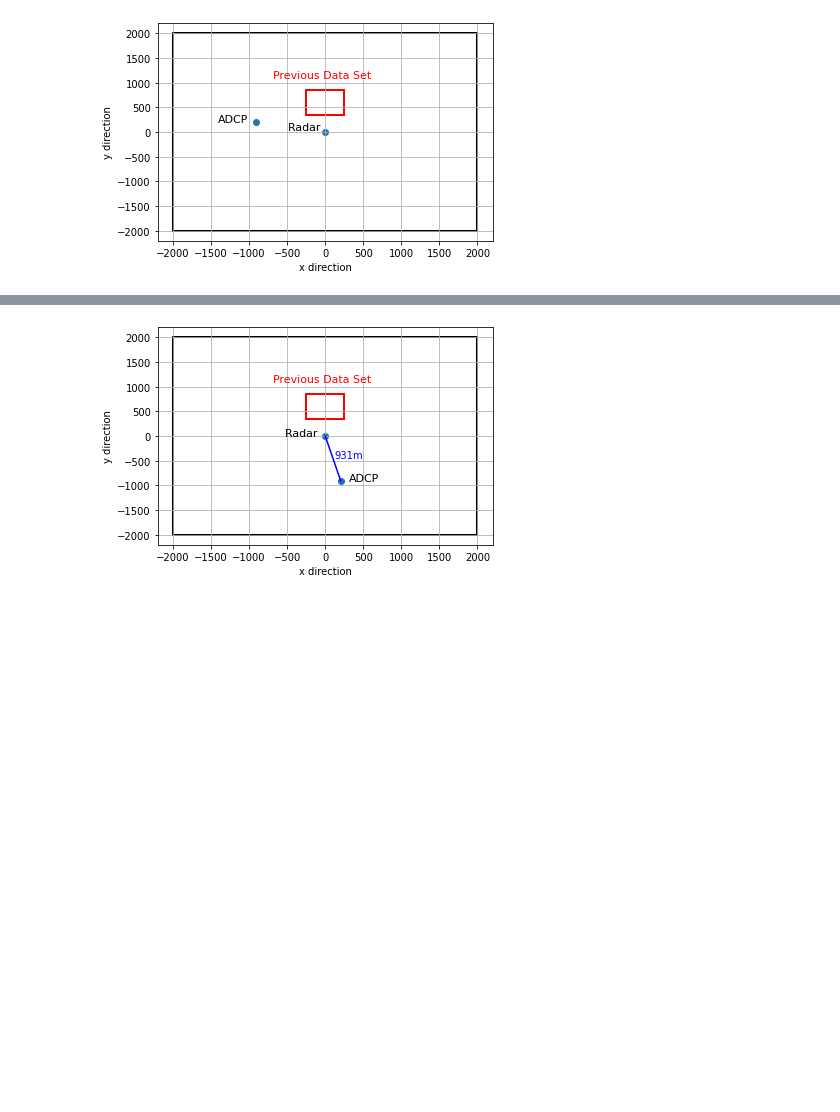
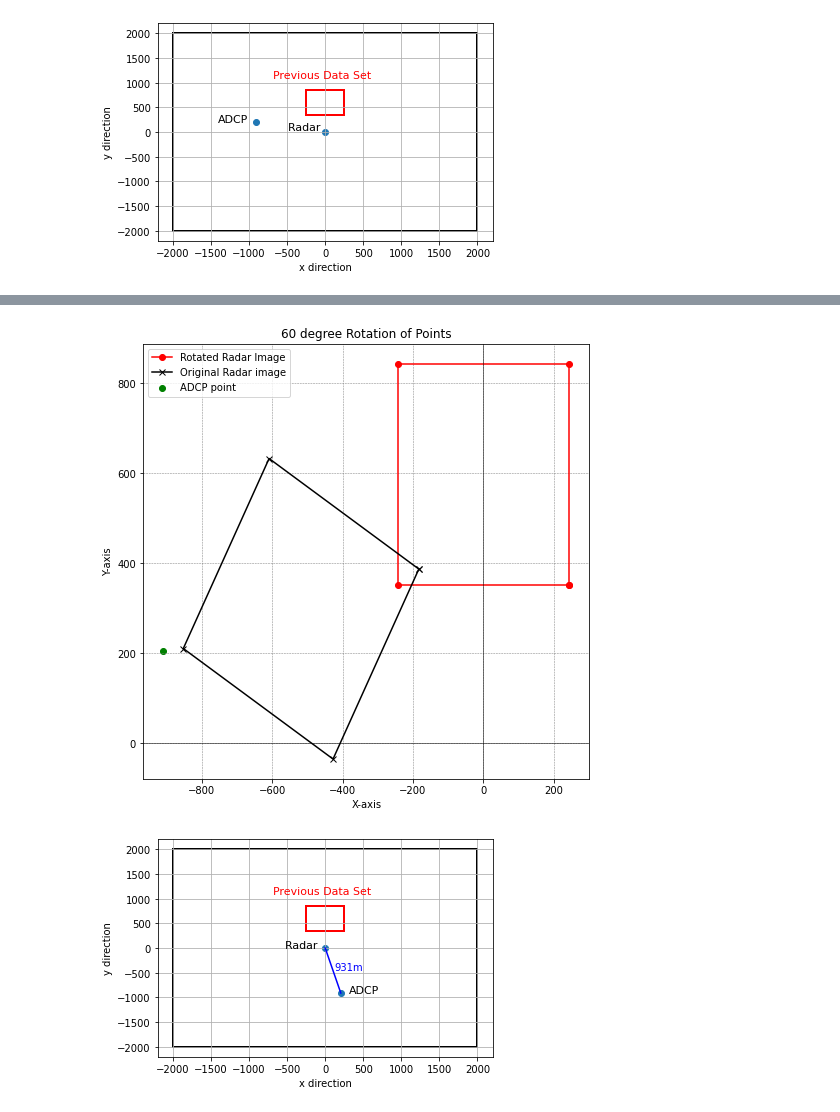
Before and after one commit to joeyanderson1/4th-Year-Thesis, a Jupyter notebook: ADCP Data.ipynb, the cells around one changed output, grey strips where cells are left out. Drawn from its saved outputs; the diff is of its cells as text; code cells hidden in the pictures; blank space fills up the shorter version.

Commit message:
Inclusion of the rotated Data square
Inclusion of the rotated Data square

```diff
--- a/ADCP Data.ipynb
+++ b/ADCP Data.ipynb
@@ -267,3 +267,46 @@ plt.show()
+# %%
+def rotate_point(x, y, theta):
+    theta_rad = np.radians(theta)
+    x_prime = x * np.cos(theta_rad) - y * np.sin(theta_rad)
+    y_prime = x * np.sin(theta_rad) + y * np.cos(theta_rad)
+    return x_prime, y_prime
+
+# Original points
+p1 = (243.75, 352.5)
+p2 = (243.75, 843.75)
+p3 = (-243.75, 843.75)
+p4 = (-243.75, 352.5)
+
+# Rotate points by 60 degrees counterclockwise
+theta = 60
+p1_prime = rotate_point(*p1, theta)
+p2_prime = rotate_point(*p2, theta)
+p3_prime = rotate_point(*p3, theta)
+p4_prime = rotate_point(*p4, theta)
+
+# Plotting
+plt.figure(figsize=(8, 8))
+
+# Plot original points
+plt.plot([p1[0], p2[0], p3[0], p4[0], p1[0]], [p1[1], p2[1], p3[1], p4[1], p1[1]], label='Rotated Radar Image', marker='o', color='red')
+
+# Plot rotated points
+plt.plot([p1_prime[0], p2_prime[0], p3_prime[0], p4_prime[0], p1_prime[0]],
+         [p1_prime[1], p2_prime[1], p3_prime[1], p4_prime[1], p1_prime[1]],
+         label='Original Radar image', marker='x', color = 'black')
+
+plt.scatter(-np.array([adcp_long_m]), np.array([adcp_lat_m]), color = 'Green', label = "ADCP point")
+
+plt.title('60 degree Rotation of Points')
+plt.xlabel('X-axis')
+plt.ylabel('Y-axis')
+plt.axhline(0, color='black',linewidth=0.5)
+plt.axvline(0, color='black',linewidth=0.5)
+plt.grid(color = 'gray', linestyle = '--', linewidth = 0.5)
+plt.legend()
+plt.show()
+# %% [output]
+[figure, added]
 # %%
 import matplotlib.pyplot as plt
 import matplotlib.patches as patches
```
Also changed, not shown: parts of 8 cells of this notebook.
